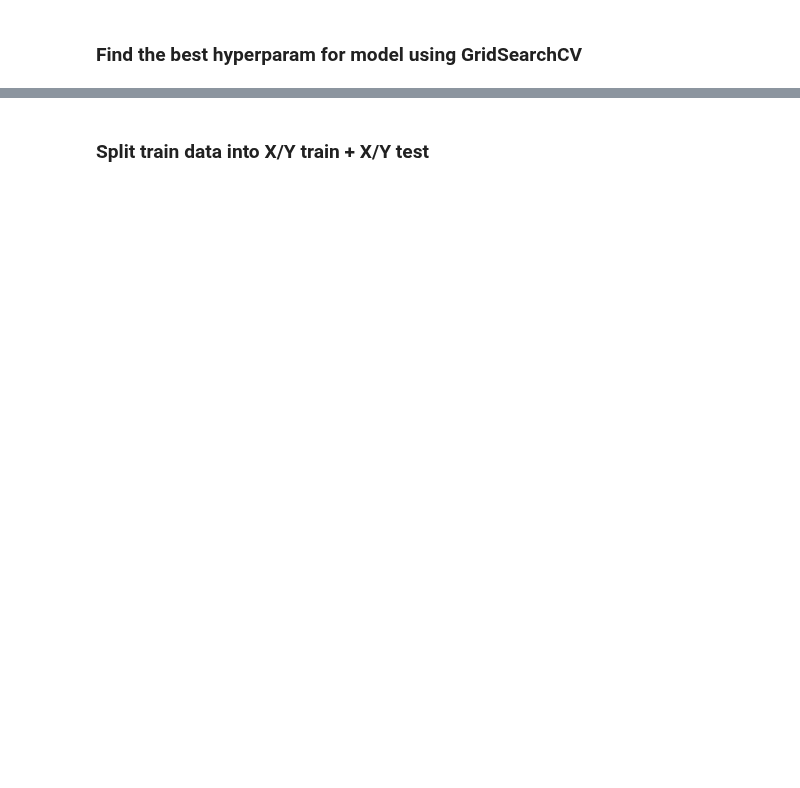
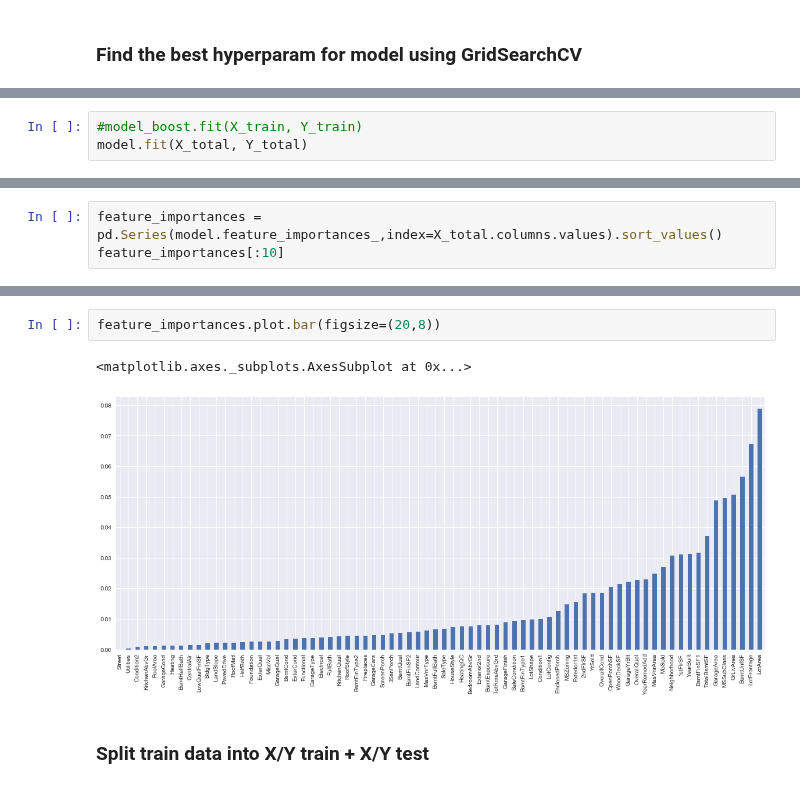
Before and after one commit to latuannetnam/kaggle, a Jupyter notebook: House Prices/House price analysis - V3XGboost.ipynb, the cells around one changed output, grey strips where cells are left out. Drawn from its saved outputs; the diff is of its cells as text; blank space fills up the shorter version.

```diff
--- a/House Prices/House price analysis - V3XGboost.ipynb
+++ b/House Prices/House price analysis - V3XGboost.ipynb
@@ -525,0 +529,3 @@ print(grid_search.best_params_)
+# %%
+#model_boost.fit(X_train, Y_train)
+model.fit(X_total, Y_total)
@@ -525,0 +541,3 @@ print(grid_search.best_params_)
+# %%
+feature_importances = pd.Series(model.feature_importances_,index=X_total.columns.values).sort_values()
+feature_importances[:10]
@@ -526,3 +568,8 @@ print(grid_search.best_params_)
+# %%
+feature_importances.plot.bar(figsize=(20,8))
+# %% [output]
+<matplotlib.axes._subplots.AxesSubplot at 0x...>
+[figure, added]
 # %% [markdown]
 ### Split train data into X/Y train + X/Y test
 # %%
```
Also changed, not shown: parts of 41 cells of this notebook.
